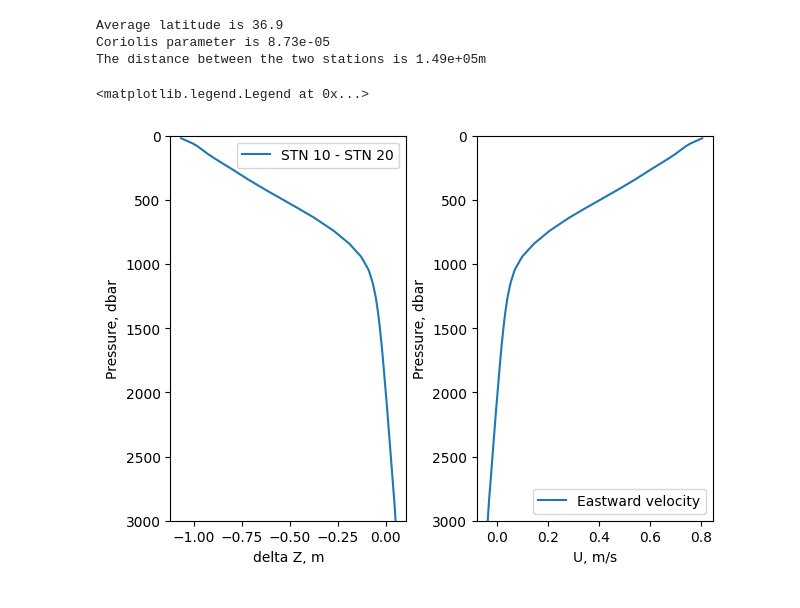
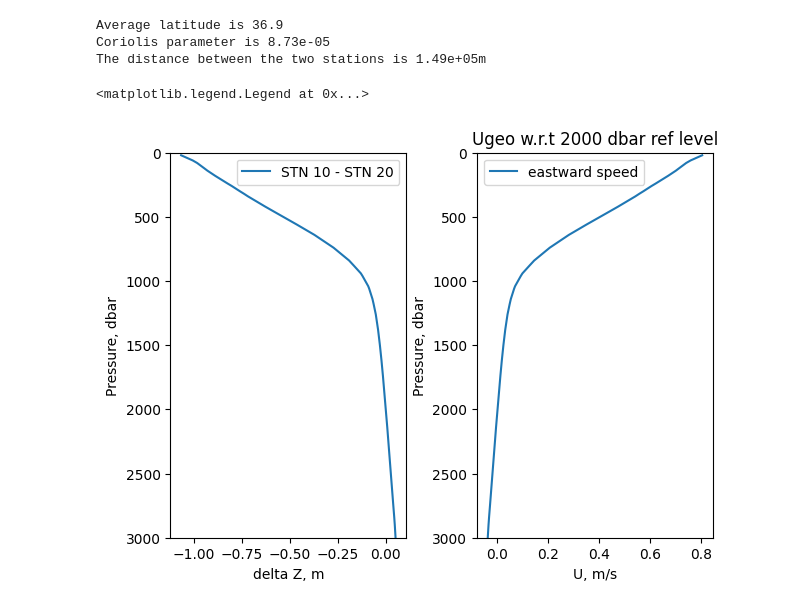
Before and after one commit to takaito1/EAS6305_F24, a Jupyter notebook: week4/sample_HW4.ipynb, the cells around one changed output. Drawn from its saved outputs; the diff is of its cells as text; code cells hidden in the pictures.

```diff
--- a/week4/sample_HW4.ipynb
+++ b/week4/sample_HW4.ipynb
@@ -160,21 +160,22 @@ The distance between the two stations is 1.49e+05m
 # %%
 fig=plt.figure(figsize=(7,5))
 ax=fig.subplots(1,2)
 plt.subplots_adjust(wspace=.3)
 #
 # Dynamic height difference
 ax[0].plot(dZ,P,label='STN 10 - STN 20')
 ax[0].set_ylim(3000,0)
 ax[0].set_xlabel('delta Z, m')
 ax[0].set_ylabel('Pressure, dbar')
 ax[0].legend()
 #
-# Salinity
-ax[1].plot(U,P,label='Eastward velocity')
+# Geostrophic velocity
+ax[1].plot(U,P,label='eastward speed')
 ax[1].set_ylim(3000,0)
 ax[1].set_xlabel('U, m/s')
 ax[1].set_ylabel('Pressure, dbar')
+ax[1].set_title('Ugeo w.r.t 2000 dbar ref level')
 ax[1].legend()
 # %% [output]
 <matplotlib.legend.Legend at 0x...>
-[figure, old version]
+[figure, new version]
```
